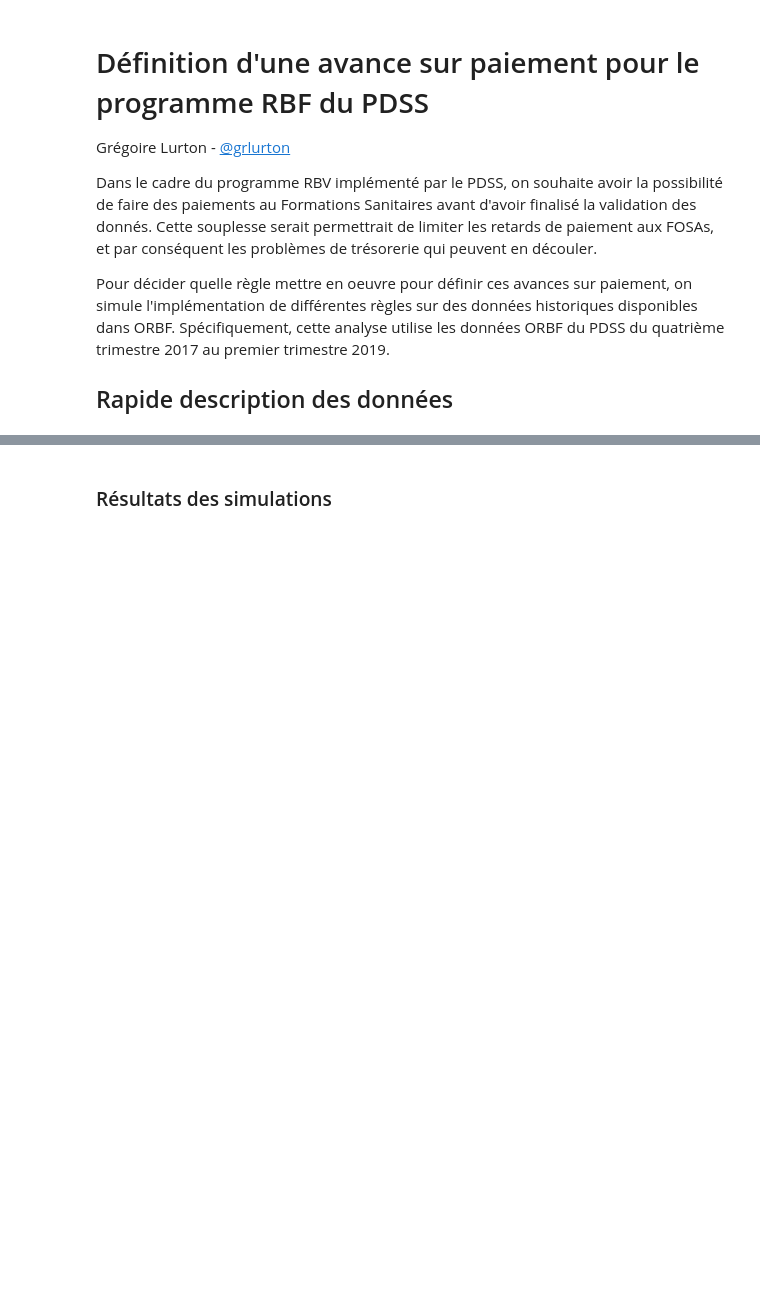
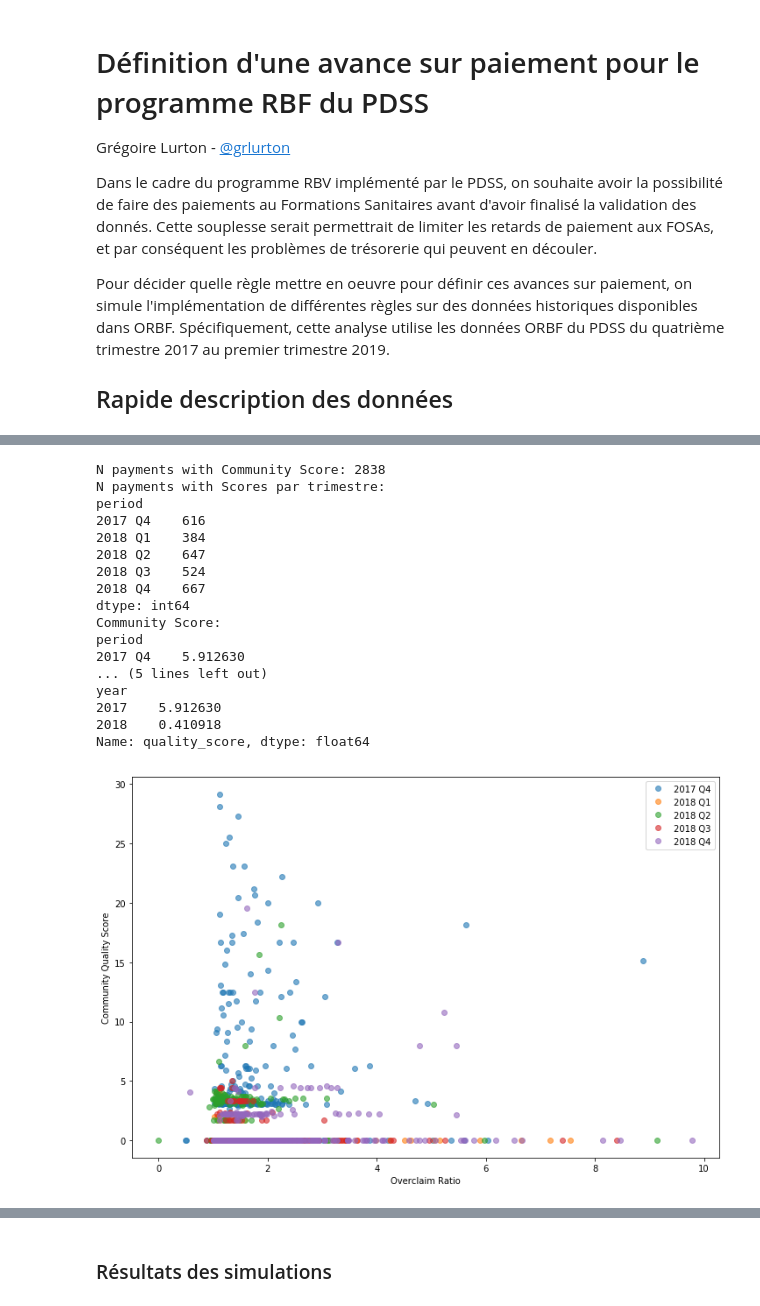
Before and after one commit to grlurton/orbf_data_validation, a Jupyter notebook: notebooks/exploratory/advance_payment_simulation.ipynb, the cells around one changed output, grey strips where cells are left out. Drawn from its saved outputs; the diff is of its cells as text; code cells hidden in the pictures; blank space fills up the shorter version.

```diff
--- a/notebooks/exploratory/advance_payment_simulation.ipynb
+++ b/notebooks/exploratory/advance_payment_simulation.ipynb
@@ -12,7 +12,12 @@ import numpy as np
 import warnings
 warnings.filterwarnings('ignore')
 
+cmap = matplotlib.cm.get_cmap('tab20').colors
+
 data = pd.read_csv('data/raw/pdss_data/compiled.csv')
+data_community = pd.read_excel('data/raw/pdss_data/Complete_Community_Data_Export.xlsx', "Community Quality Score")
+data_community.columns = ['Unique ID', 'fosa', 'aire', 'zone', 'province', 'entity_status', 'entity_type', 'quarter',
+                          'year', 'quality_score']
 # %% [markdown]
 # Définition d'une avance sur paiement pour le programme RBF du PDSS
 
@@ -56 +78,41 @@ Name: overclaim_ratio, dtype: float64
+# %%
+community_payments = payments.merge(data_community)
+community_payments["period"] = community_payments.year.astype(str) + " Q" + community_payments.quarter.astype(str)
+
+print("N payments with Community Score: " + str(len(community_payments)))
+print("N payments with Scores par trimestre: ")
+print(community_payments.groupby("period").apply(len))
+print("Community Score:")
+print(community_payments.groupby('period').quality_score.mean())
+print(community_payments.groupby('year').quality_score.mean())
+
+# Taking out outliers for plotting
+community_payments_plot = community_payments[(community_payments.overclaim_ratio < 10) & (community_payments.quality_score < 30)]
+
+fig1 = plt.figure(figsize = [12,8])
+for quarter in sorted(community_payments_plot.period.unique()):
+    to_plot = community_payments_plot[community_payments_plot.period == quarter]
+    plt.plot(to_plot.overclaim_ratio, to_plot.quality_score, "o" , label = quarter, alpha = .6)
+    plt.legend()
+    plt.xlabel("Overclaim Ratio")
+    plt.ylabel("Community Quality Score")
+# %% [output]
+N payments with Community Score: 2838
+N payments with Scores par trimestre:
+period
+2017 Q4    616
+2018 Q1    384
+2018 Q2    647
+2018 Q3    524
+2018 Q4    667
+dtype: int64
+Community Score:
+period
+2017 Q4    5.912630
+... (5 lines left out)
+year
+2017    5.912630
+2018    0.410918
+Name: quality_score, dtype: float64
+[figure, added]
 # %% [markdown]
```
Also changed, not shown: parts of 14 cells of this notebook, 1 other file.
